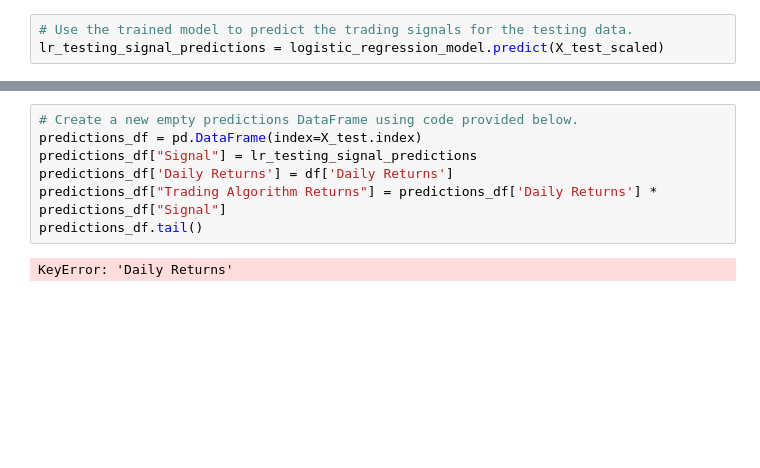
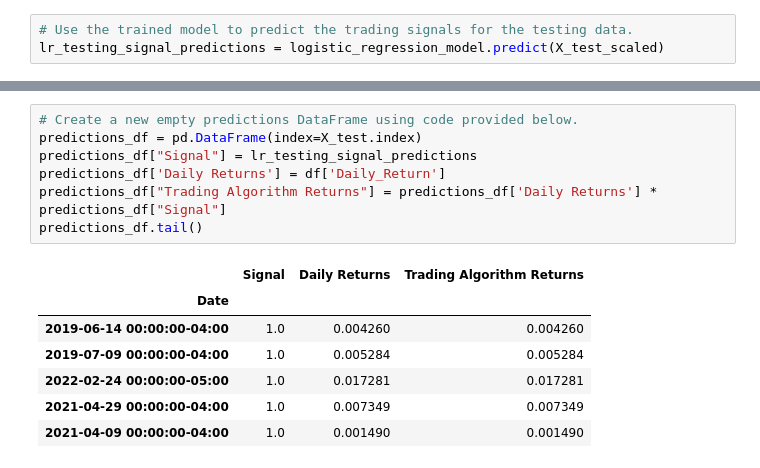
Before and after one commit to amirctech/Financial-Analysis-of-Real-Estate-Stocks, a Jupyter notebook: Real_Estate_XLRE.ipynb, the cells around one changed output, grey strips where cells are left out. Drawn from its saved outputs; the diff is of its cells as text; blank space fills up the shorter version.

```diff
--- a/Real_Estate_XLRE.ipynb
+++ b/Real_Estate_XLRE.ipynb
@@ -314,12 +324,18 @@ weighted avg       0.94      0.94      0.93       232
 # %%
 # Create a new empty predictions DataFrame using code provided below.
 predictions_df = pd.DataFrame(index=X_test.index)
 predictions_df["Signal"] = lr_testing_signal_predictions
-predictions_df['Daily Returns'] = df['Daily Returns']
+predictions_df['Daily Returns'] = df['Daily_Return']
 predictions_df["Trading Algorithm Returns"] = predictions_df['Daily Returns'] * predictions_df["Signal"]
 predictions_df.tail()
 # %% [output]
-KeyError: 'Daily Returns'
+|  | Signal | Daily Returns | Trading Algorithm Returns |
+| Date |  |  |  |
+| 2019-06-14 00:00:00-04:00 | 1.0 | 0.004260 | 0.004260 |
+| 2019-07-09 00:00:00-04:00 | 1.0 | 0.005284 | 0.005284 |
+| 2022-02-24 00:00:00-05:00 | 1.0 | 0.017281 | 0.017281 |
+| 2021-04-29 00:00:00-04:00 | 1.0 | 0.007349 | 0.007349 |
+| 2021-04-09 00:00:00-04:00 | 1.0 | 0.001490 | 0.001490 |
 # %%
 #Calcualte the cumulative returns for the actual returns and trading algorithm returns
 cumulative_df = pd.DataFrame(index=X_test.index)
```
Also changed, not shown: parts of 21 cells of this notebook.
